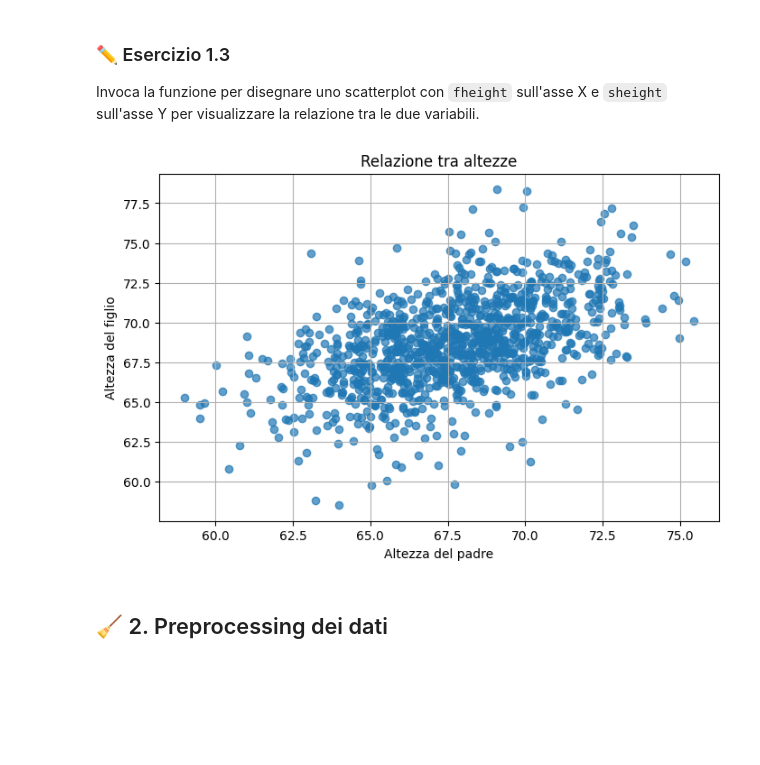
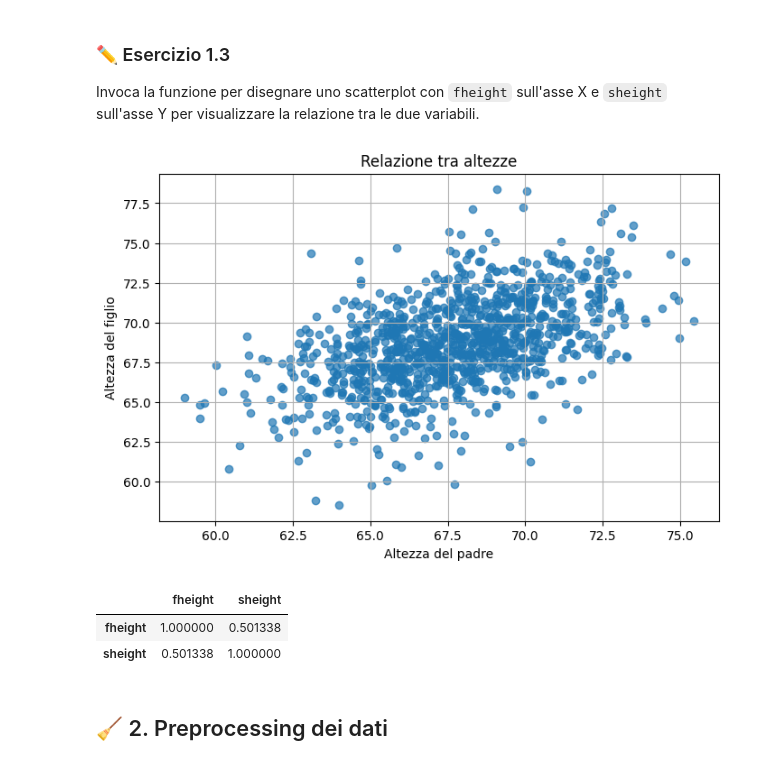
Before and after one commit to S1M0N3-777/father-sons-dataset, a Jupyter notebook: Regressione_Lineare_Altezze.ipynb, the cells around one changed output. Cells and saved outputs as stored; diff of their text form; code cells hidden in the pictures; blank space fills up the shorter version.

```diff
--- a/Regressione_Lineare_Altezze.ipynb
+++ b/Regressione_Lineare_Altezze.ipynb
@@ -72,30 +72,34 @@ Invoca la funzione per disegnare uno scatterplot con `fheight` sull'asse X e `sh
 # %%
 import matplotlib.pyplot as plt
 
 def plot_scatter(df, x_col, y_col, x_label=None, y_label=None, title=None):
     """
     Crea uno scatter plot generico tra due colonne di un DataFrame.
 
     Parametri:
     - df: pandas DataFrame contenente i dati
     - x_col: nome della colonna da usare sull'asse X
     - y_col: nome della colonna da usare sull'asse Y
     - x_label: etichetta asse X (opzionale)
     - y_label: etichetta asse Y (opzionale)
     - title: titolo del grafico (opzionale)
     """
     plt.figure(figsize=(8, 5))
     plt.scatter(df[x_col], df[y_col], alpha=0.7)
     plt.xlabel(x_label if x_label else x_col)
     plt.ylabel(y_label if y_label else y_col)
     plt.title(title if title else f"{y_col} vs {x_col}")
     plt.grid(True)
     plt.show()
 
 # Esempio d'uso
 plot_scatter(dataframe, "fheight", "sheight", "Altezza del padre", "Altezza del figlio", "Relazione tra altezze")
+dataframe.corr()
 # %% [output]
 [figure]
+|  | fheight | sheight |
+| fheight | 1.000000 | 0.501338 |
+| sheight | 0.501338 | 1.000000 |
 # %% [markdown]
 ## 🧹 2. Preprocessing dei dati
 # %% [markdown]
```
Also changed, not shown: parts of 4 cells of this notebook, 1 other file.
